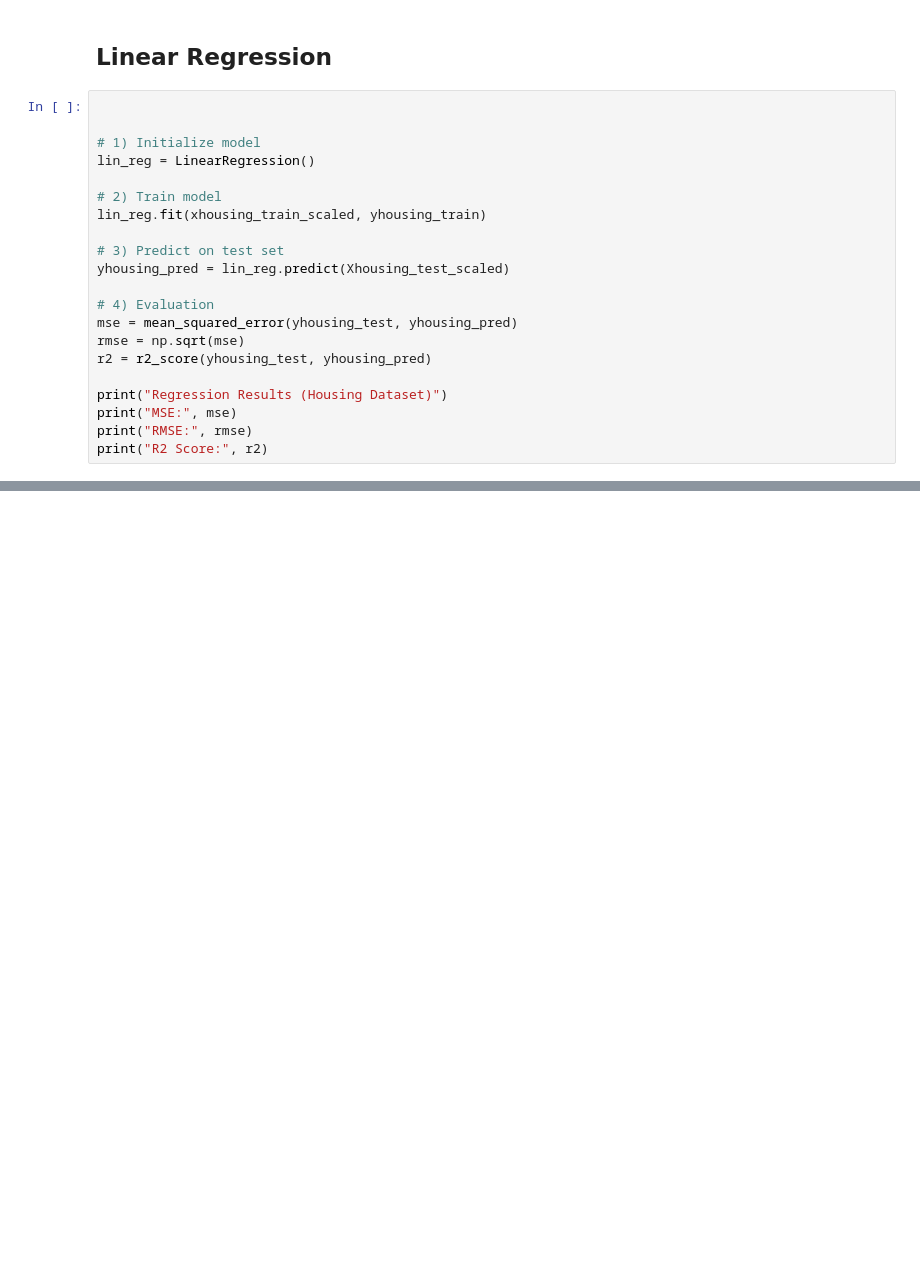
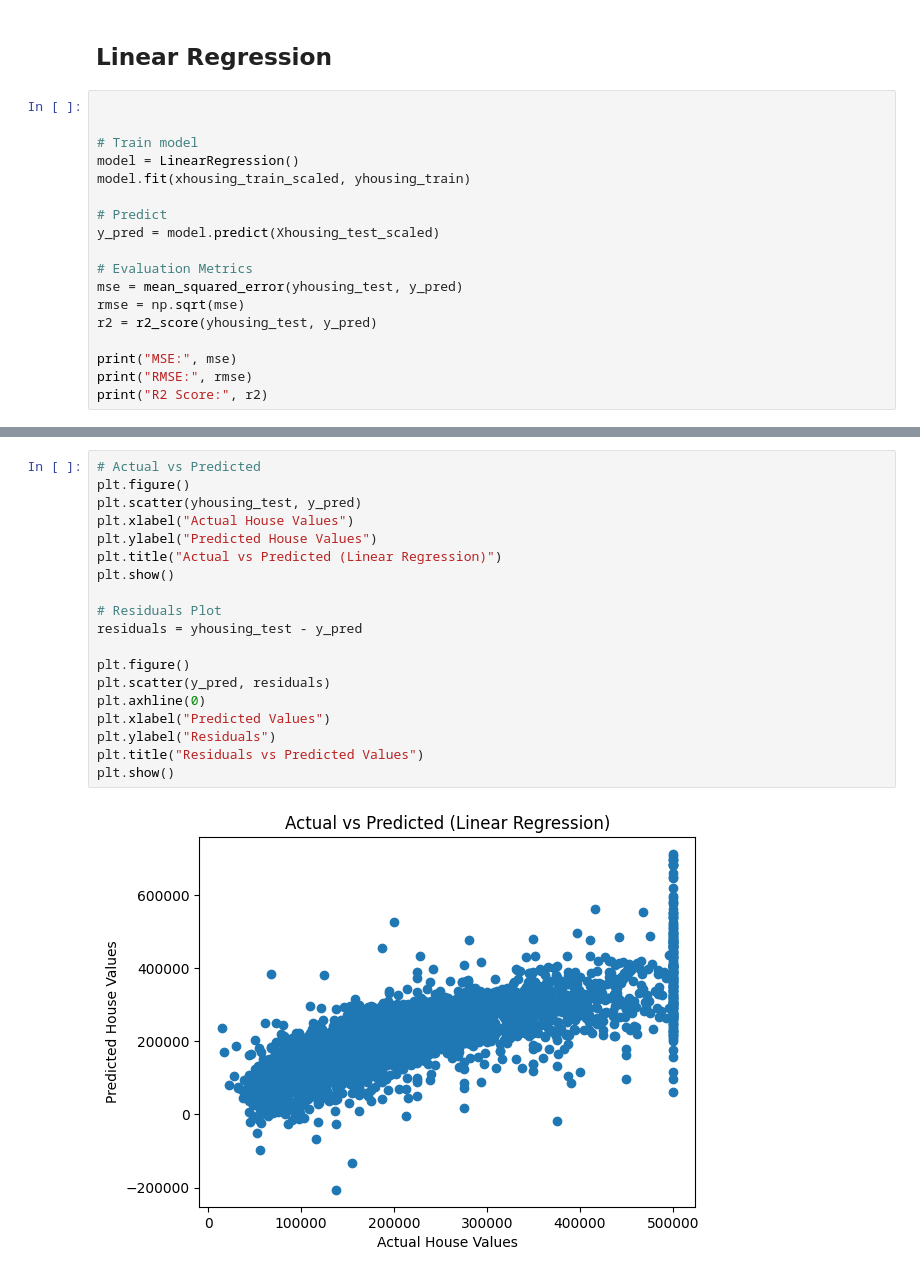
Before and after one commit to omar3laa/ML-Capstone-Project, a Jupyter notebook: notebooks/Project.ipynb, the cells around one changed output, grey strips where cells are left out. Saved outputs shown, nothing was run; the diff lists cells and outputs as text; blank space fills up the shorter version.

```diff
--- a/notebooks/Project.ipynb
+++ b/notebooks/Project.ipynb
@@ -354,21 +354,18 @@ Confusion Matrix (Decision Tree):
 # %%
 
 
-# 1) Initialize model
-lin_reg = LinearRegression()
+# Train model
+model = LinearRegression()
+model.fit(xhousing_train_scaled, yhousing_train)
 
-# 2) Train model
-lin_reg.fit(xhousing_train_scaled, yhousing_train)
+# Predict
+y_pred = model.predict(Xhousing_test_scaled)
 
-# 3) Predict on test set
-yhousing_pred = lin_reg.predict(Xhousing_test_scaled)
+# Evaluation Metrics
+mse = mean_squared_error(yhousing_test, y_pred)
+rmse = np.sqrt(mse)
+r2 = r2_score(yhousing_test, y_pred)
 
-# 4) Evaluation
-mse = mean_squared_error(yhousing_test, yhousing_pred)
-rmse = np.sqrt(mse)
-r2 = r2_score(yhousing_test, yhousing_pred)
-
-print("Regression Results (Housing Dataset)")
 print("MSE:", mse)
 print("RMSE:", rmse)
 print("R2 Score:", r2)
@@ -379,0 +378,21 @@ R2 Score: 0.6143987268246024
+# %%
+# Actual vs Predicted
+plt.figure()
+plt.scatter(yhousing_test, y_pred)
+plt.xlabel("Actual House Values")
+plt.ylabel("Predicted House Values")
+plt.title("Actual vs Predicted (Linear Regression)")
+plt.show()
+
+# Residuals Plot
+residuals = yhousing_test - y_pred
+
+plt.figure()
+plt.scatter(y_pred, residuals)
+plt.axhline(0)
+plt.xlabel("Predicted Values")
+plt.ylabel("Residuals")
+plt.title("Residuals vs Predicted Values")
+plt.show()
+# %% [output]
+[figure, added]
```
Also changed, not shown: parts of 3 cells of this notebook.
